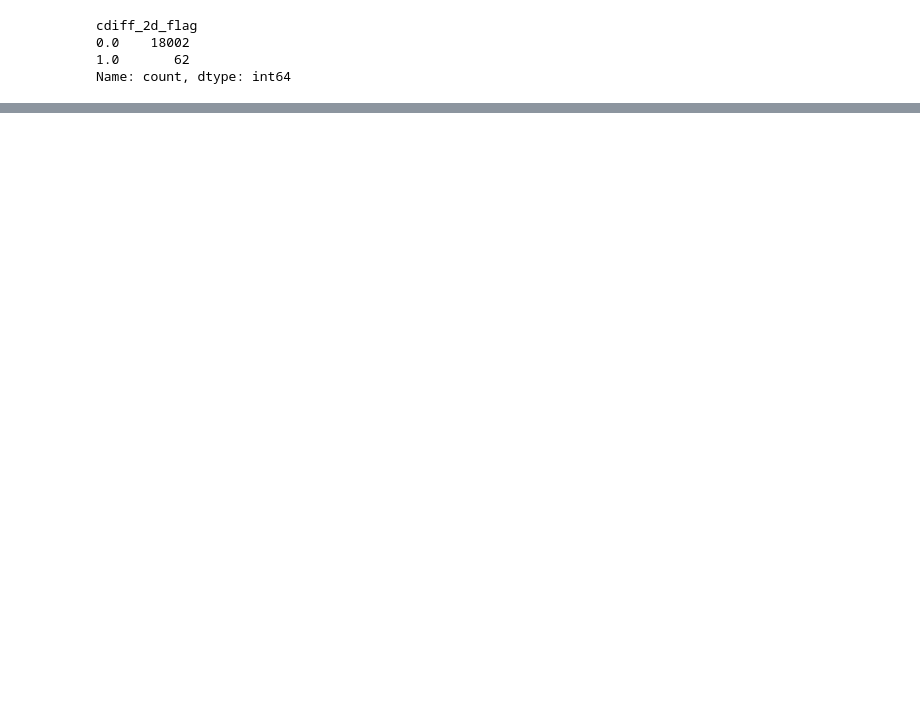
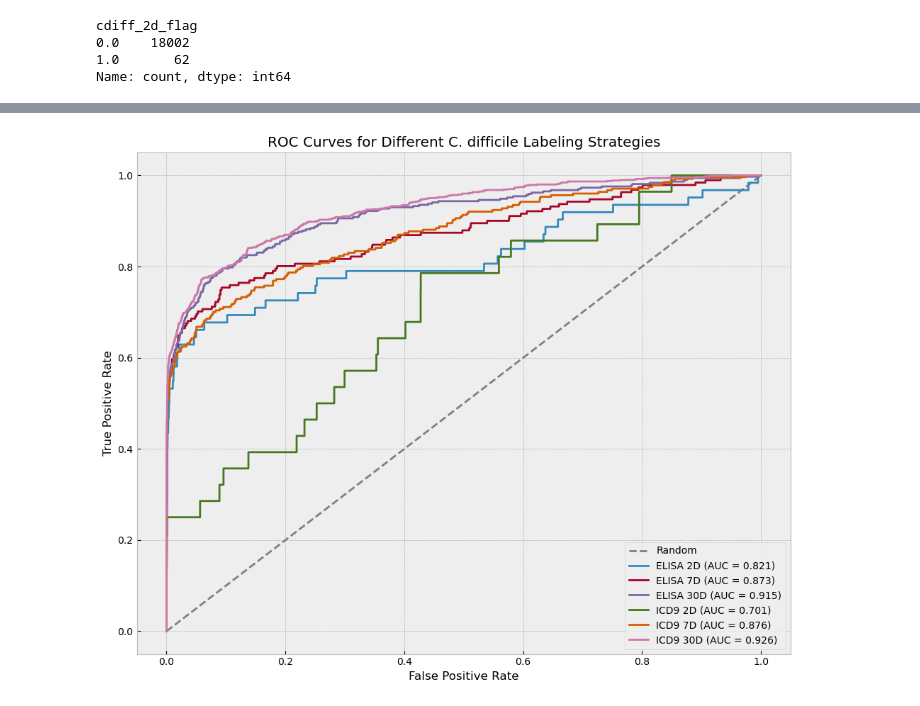
Before and after one commit to aszatrowski/predicting-cdiff, a Jupyter notebook: model_dev_fullset.ipynb, the cells around one changed output, grey strips where cells are left out. Saved outputs shown, nothing was run; the diff lists cells and outputs as text; code cells hidden in the pictures; blank space fills up the shorter version.

```diff
--- a/model_dev_fullset.ipynb
+++ b/model_dev_fullset.ipynb
@@ -605,0 +813,18 @@ plt.show()
+# %%
+plt.figure(figsize=(10, 8))
+plt.style.use('bmh')
+plt.plot([0, 1], [0, 1], linestyle='--', color='gray', label="Random")
+
+for res in results:
+    label_name = res["label"].replace("cdiff_label_", "").replace("_", " ")
+    auc = res["auc"]
+    plt.step(res["fpr"], res["tpr"], where='post', label=f"{label_name.upper()} (AUC = {auc:.3f})")
+
+plt.xlabel("False Positive Rate")
+plt.ylabel("True Positive Rate")
+plt.title("ROC Curves for Different C. difficile Labeling Strategies")
+plt.legend(loc="lower right")
+plt.tight_layout()
+plt.show()
+# %% [output]
+[figure, added]
```
Also changed, not shown: parts of 32 cells of this notebook, 10 other files.
